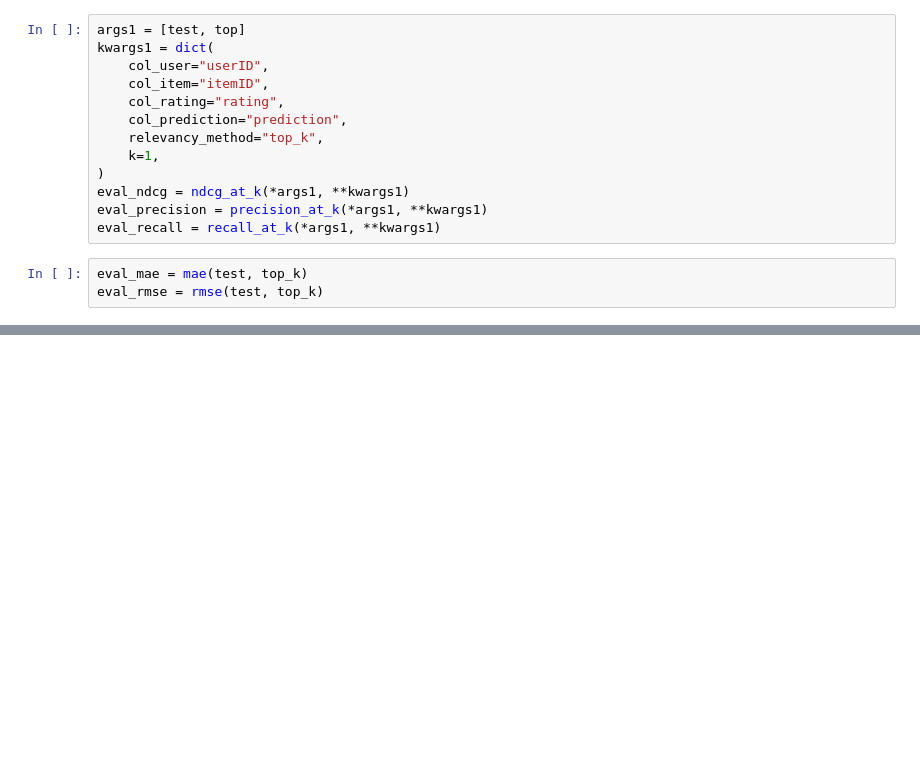
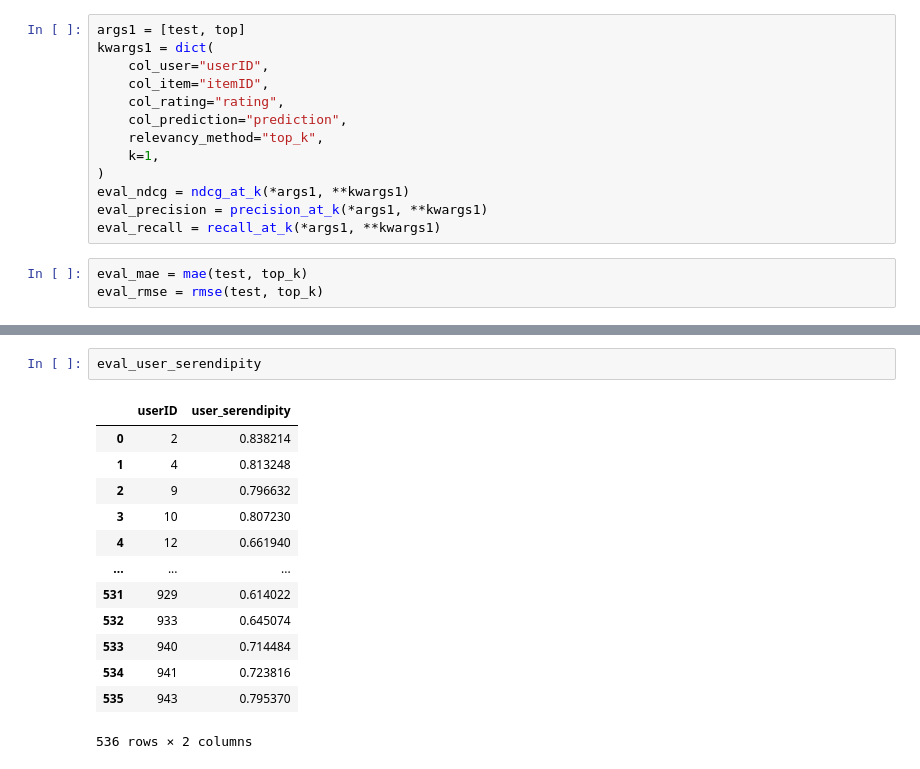
Before and after one commit to PUT-RecSys-Research/qpera-thesis, a Jupyter notebook: notebooks/CBF.ipynb, the cells around one changed output, grey strips where cells are left out. Cells and saved outputs as stored; diff of their text form; blank space fills up the shorter version.

```diff
--- a/notebooks/CBF.ipynb
+++ b/notebooks/CBF.ipynb
@@ -265,0 +327,16 @@ NDCG:   0.149523
+# %%
+eval_user_serendipity
+# %% [output]
+|  | userID | user_serendipity |
+| 0 | 2 | 0.838214 |
+| 1 | 4 | 0.813248 |
+| 2 | 9 | 0.796632 |
+| 3 | 10 | 0.807230 |
+| 4 | 12 | 0.661940 |
+| ... | ... | ... |
+| 531 | 929 | 0.614022 |
+| 532 | 933 | 0.645074 |
+| 533 | 940 | 0.714484 |
+| 534 | 941 | 0.723816 |
+| 535 | 943 | 0.795370 |
+536 rows × 2 columns
```
Also changed, not shown: parts of 10 cells of this notebook.
